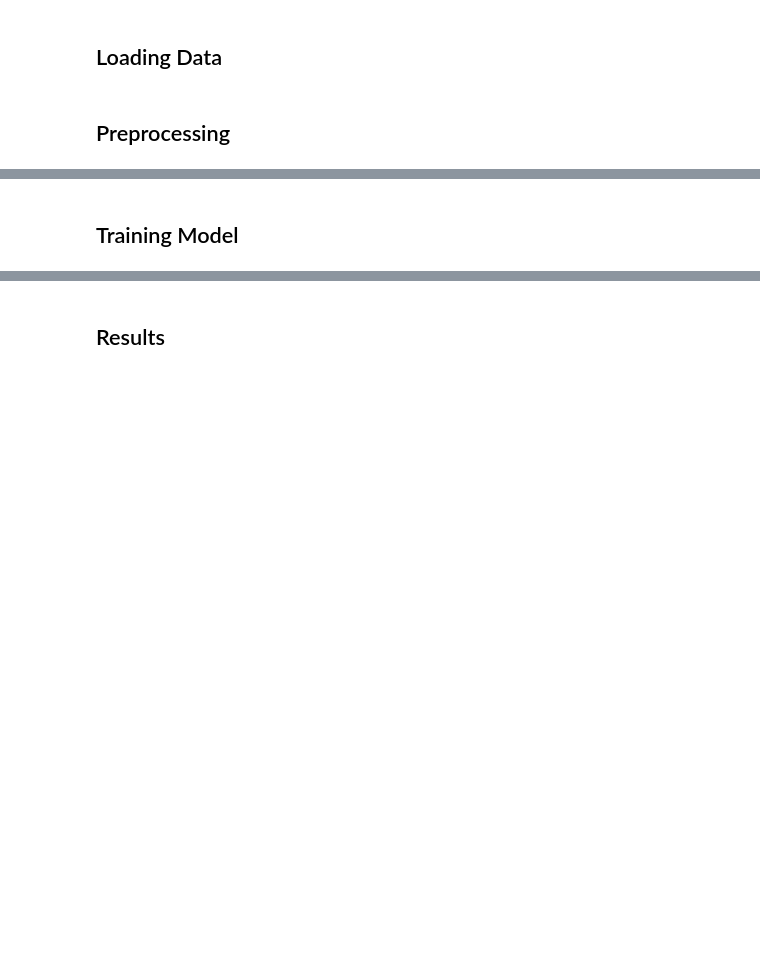
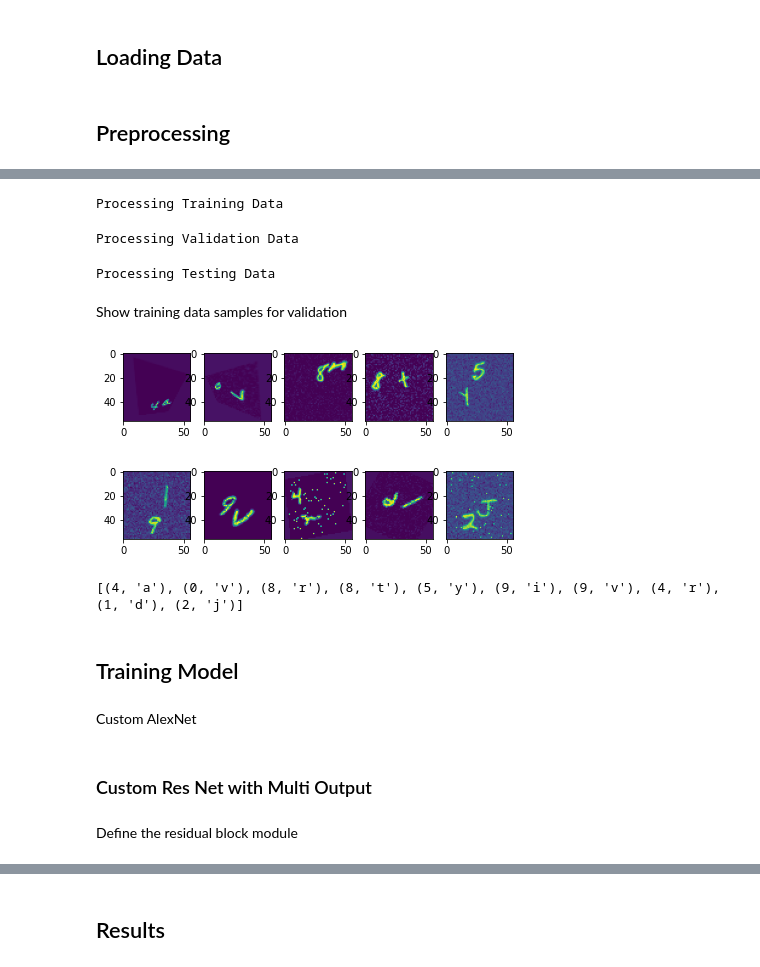
Before and after one commit to shubymao/comp551-p3, a Jupyter notebook: Project_3_Notebook.ipynb, the cells around one changed output, grey strips where cells are left out. Cells and saved outputs as stored; diff of their text form; code cells hidden in the pictures; blank space fills up the shorter version.

```diff
--- a/Project_3_Notebook.ipynb
+++ b/Project_3_Notebook.ipynb
@@ -237,2 +210,67 @@ multi_training_dataloader = DataLoader(multi_training_dataset, batch_size=30, sh
+# %%
+print("Processing Training Data")
+training_dataset = process_training_data(training_data, training_labels, 2, 2, 1)
+
+import torchvision.datasets as dset
+import torchvision.transforms as transforms
+import torchvision.utils as vutils
+from PIL import Image
+import h5py
+
+class dataset_h5(torch.utils.data.Dataset):
+    def __init__(self, in_file, transform=None):
+        super(dataset_h5, self).__init__()
+
+        self.file = h5py.File(in_file, 'r')
+        self.transform = transform
+
+    def __getitem__(self, index):
+        x = self.file['X_train'][index, ...]
+        y = self.file['Y_train'][index, ...]
+
+        # Preprocessing each image
+        if self.transform is not None:
+            x = self.transform(x)
+
+        return x, y
+
+    def __len__(self):
+        return self.file['X_train'].shape[0]
+training_set, training_labels = training_dataset[:]
+with h5py.File('data.h', "w") as out:
+   out['X_train'] = training_set
+   out['Y_train'] = training_labels
+dataset = dataset_h5("data.h")
+training_loader = DataLoader(
+        dataset, batch_size=30, shuffle=True, num_workers=2)
+# %% [output]
+Processing Training Data
+# %%
+print("Processing Validation Data")
+validation_dataset = process_training_data(validation_data,validation_labels)
+validation_loader = make_data_loader(validation_dataset)
+# %% [output]
+Processing Validation Data
+# %%
+print("Processing Testing Data")
+testing_dataset = process_testing_data(testing_data)
+# %% [output]
+Processing Testing Data
+# %% [markdown]
+Show training data samples for validation
+# %%
+def show_sample(n):
+  perm = torch.randperm(len(training_dataset))
+  idx = perm[:n]
+  data, labels = training_dataset[idx]
+  img_grid(n//5,5 , data[:,0])
+  print(convert_labels_to_readables(labels))
+show_sample(10)
+# %% [output]
+[figure, added]
+[figure, added]
+[(4, 'a'), (0, 'v'), (8, 'r'), (8, 't'), (5, 'y'), (9, 'i'), (9, 'v'), (4, 'r'), (1, 'd'), (2, 'j')]
 # %% [markdown]
 ## Training Model
+# %% [markdown]
+Custom AlexNet
@@ -238,0 +320,4 @@ multi_training_dataloader = DataLoader(multi_training_dataset, batch_size=30, sh
+# %% [markdown]
+### Custom Res Net with Multi Output
+# %% [markdown]
+Define the residual block module
```
Also changed, not shown: parts of 64 cells of this notebook.
